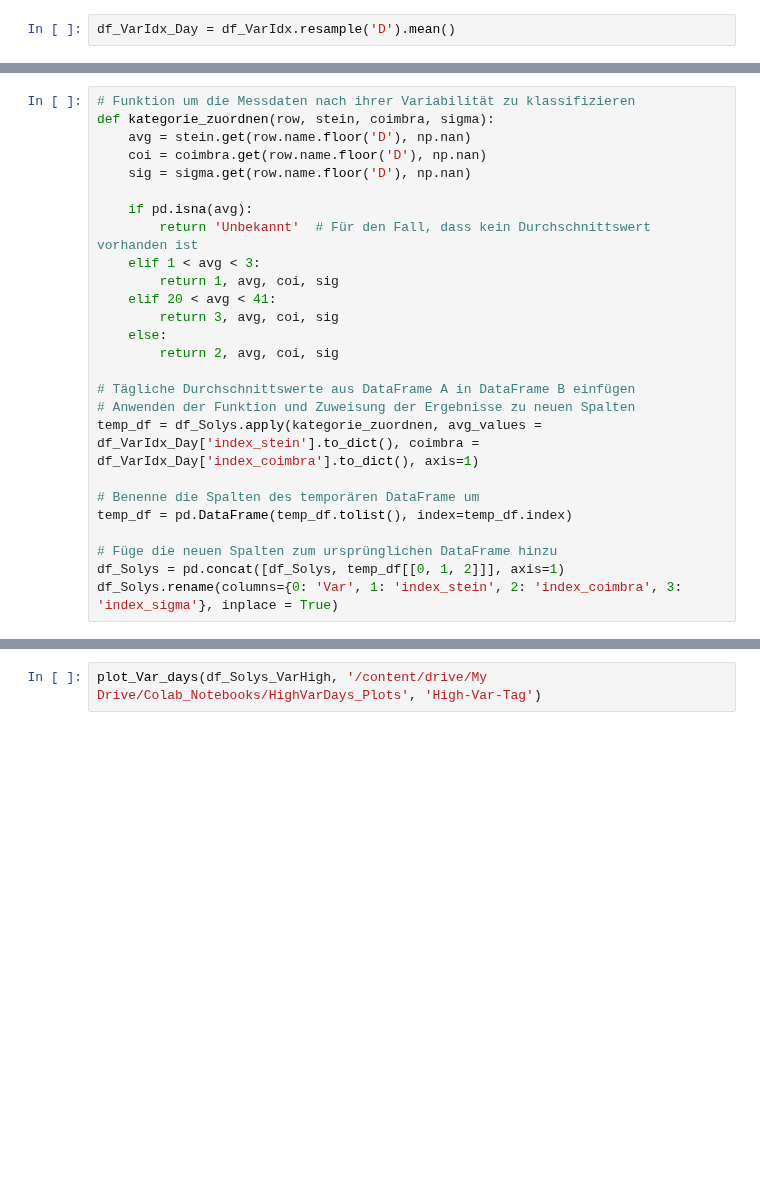
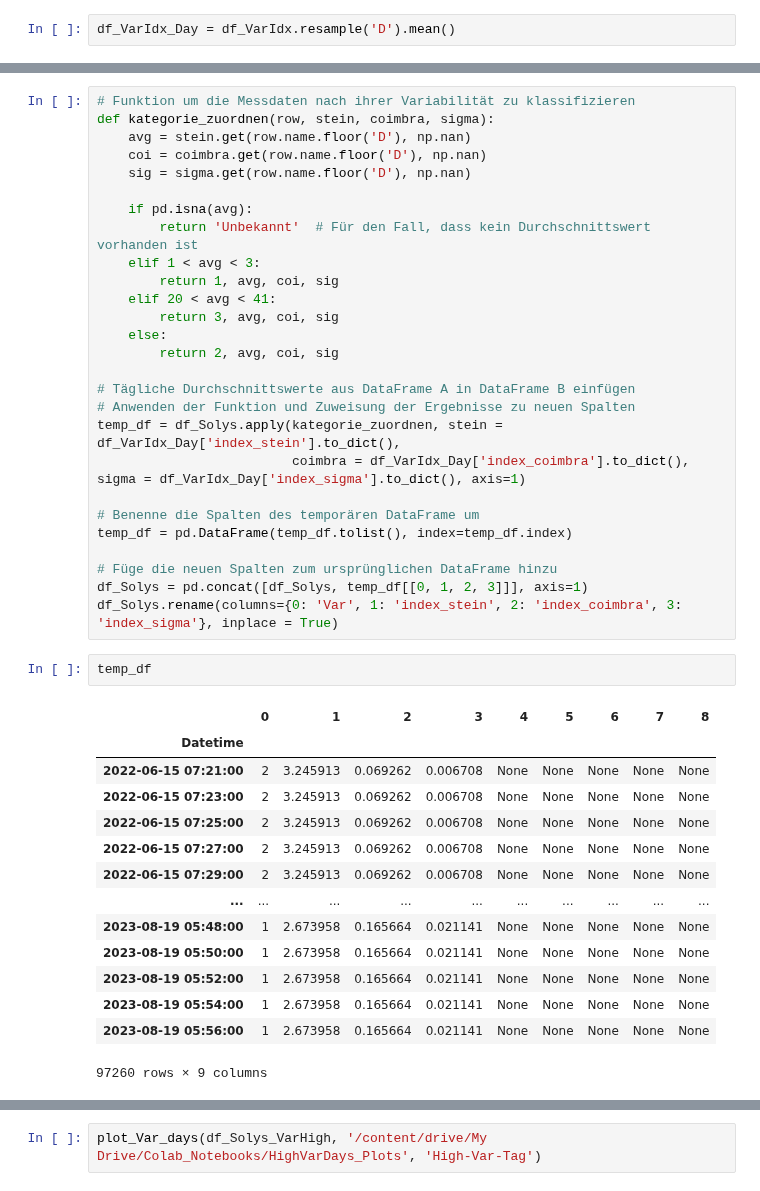
Before and after one commit to rjanow/Masterarbeit, a Jupyter notebook: 1_2_EDA.ipynb, the cells around one changed output, grey strips where cells are left out. Cells and saved outputs as stored; diff of their text form; blank space fills up the shorter version.

```diff
--- a/1_2_EDA.ipynb
+++ b/1_2_EDA.ipynb
@@ -130,14 +127,32 @@ def kategorie_zuordnen(row, stein, coimbra, sigma):
 
 # Tägliche Durchschnittswerte aus DataFrame A in DataFrame B einfügen
 # Anwenden der Funktion und Zuweisung der Ergebnisse zu neuen Spalten
-temp_df = df_Solys.apply(kategorie_zuordnen, avg_values = df_VarIdx_Day['index_stein'].to_dict(), coimbra = df_VarIdx_Day['index_coimbra'].to_dict(), axis=1)
+temp_df = df_Solys.apply(kategorie_zuordnen, stein = df_VarIdx_Day['index_stein'].to_dict(),
+                         coimbra = df_VarIdx_Day['index_coimbra'].to_dict(), sigma = df_VarIdx_Day['index_sigma'].to_dict(), axis=1)
 
 # Benenne die Spalten des temporären DataFrame um
 temp_df = pd.DataFrame(temp_df.tolist(), index=temp_df.index)
 
 # Füge die neuen Spalten zum ursprünglichen DataFrame hinzu
-df_Solys = pd.concat([df_Solys, temp_df[[0, 1, 2]]], axis=1)
+df_Solys = pd.concat([df_Solys, temp_df[[0, 1, 2, 3]]], axis=1)
 df_Solys.rename(columns={0: 'Var', 1: 'index_stein', 2: 'index_coimbra', 3: 'index_sigma'}, inplace = True)
+# %%
+temp_df
+# %% [output]
+|  | 0 | 1 | 2 | 3 | 4 | 5 | 6 | 7 | 8 |
+| Datetime |  |  |  |  |  |  |  |  |  |
+| 2022-06-15 07:21:00 | 2 | 3.245913 | 0.069262 | 0.006708 | None | None | None | None | None |
+| 2022-06-15 07:23:00 | 2 | 3.245913 | 0.069262 | 0.006708 | None | None | None | None | None |
+| 2022-06-15 07:25:00 | 2 | 3.245913 | 0.069262 | 0.006708 | None | None | None | None | None |
+| 2022-06-15 07:27:00 | 2 | 3.245913 | 0.069262 | 0.006708 | None | None | None | None | None |
+| 2022-06-15 07:29:00 | 2 | 3.245913 | 0.069262 | 0.006708 | None | None | None | None | None |
+| ... | ... | ... | ... | ... | ... | ... | ... | ... | ... |
+| 2023-08-19 05:48:00 | 1 | 2.673958 | 0.165664 | 0.021141 | None | None | None | None | None |
+| 2023-08-19 05:50:00 | 1 | 2.673958 | 0.165664 | 0.021141 | None | None | None | None | None |
+| 2023-08-19 05:52:00 | 1 | 2.673958 | 0.165664 | 0.021141 | None | None | None | None | None |
+| 2023-08-19 05:54:00 | 1 | 2.673958 | 0.165664 | 0.021141 | None | None | None | None | None |
+| 2023-08-19 05:56:00 | 1 | 2.673958 | 0.165664 | 0.021141 | None | None | None | None | None |
+97260 rows × 9 columns
 # %%
 df_Solys
 # %% [output]
```
Also changed, not shown: parts of 25 cells of this notebook.
